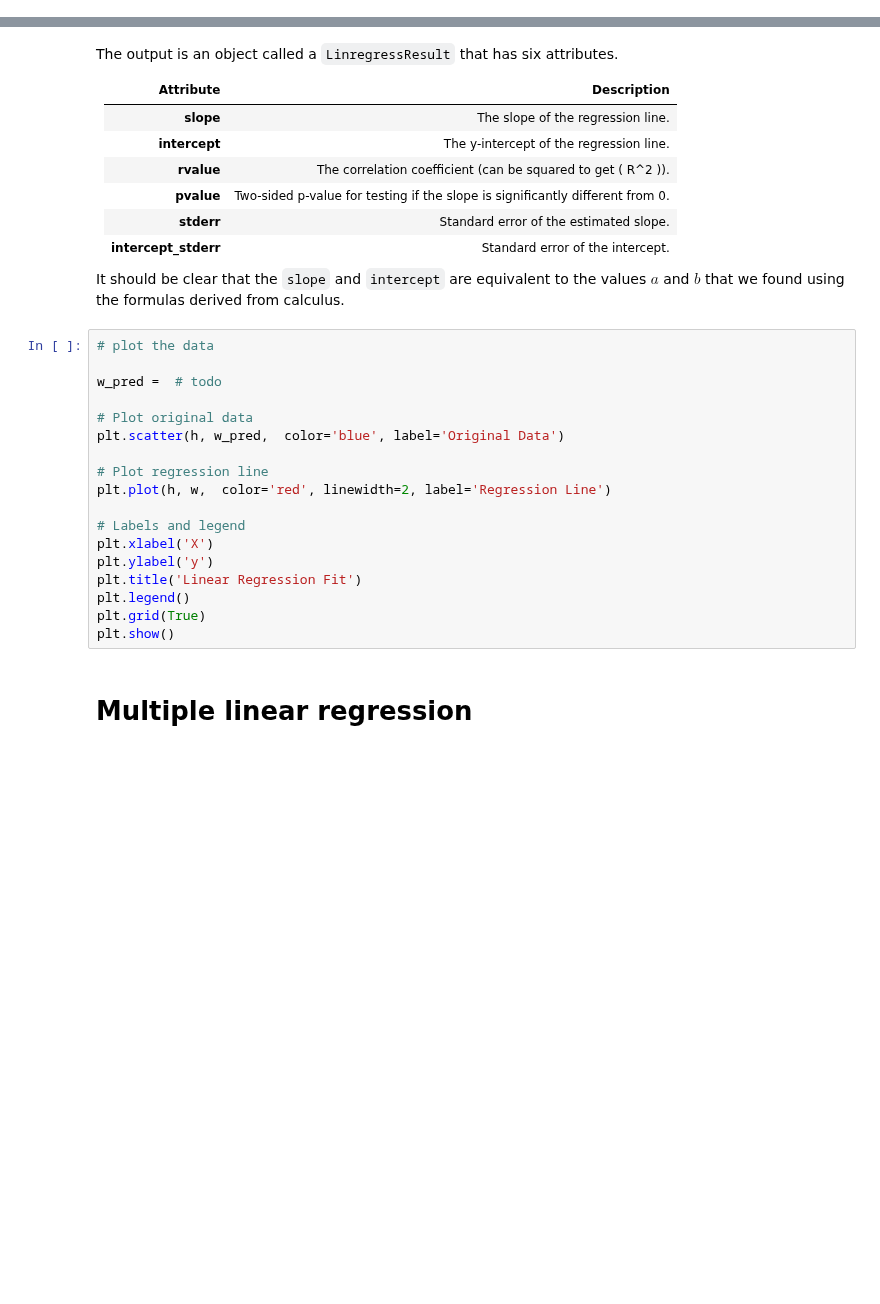
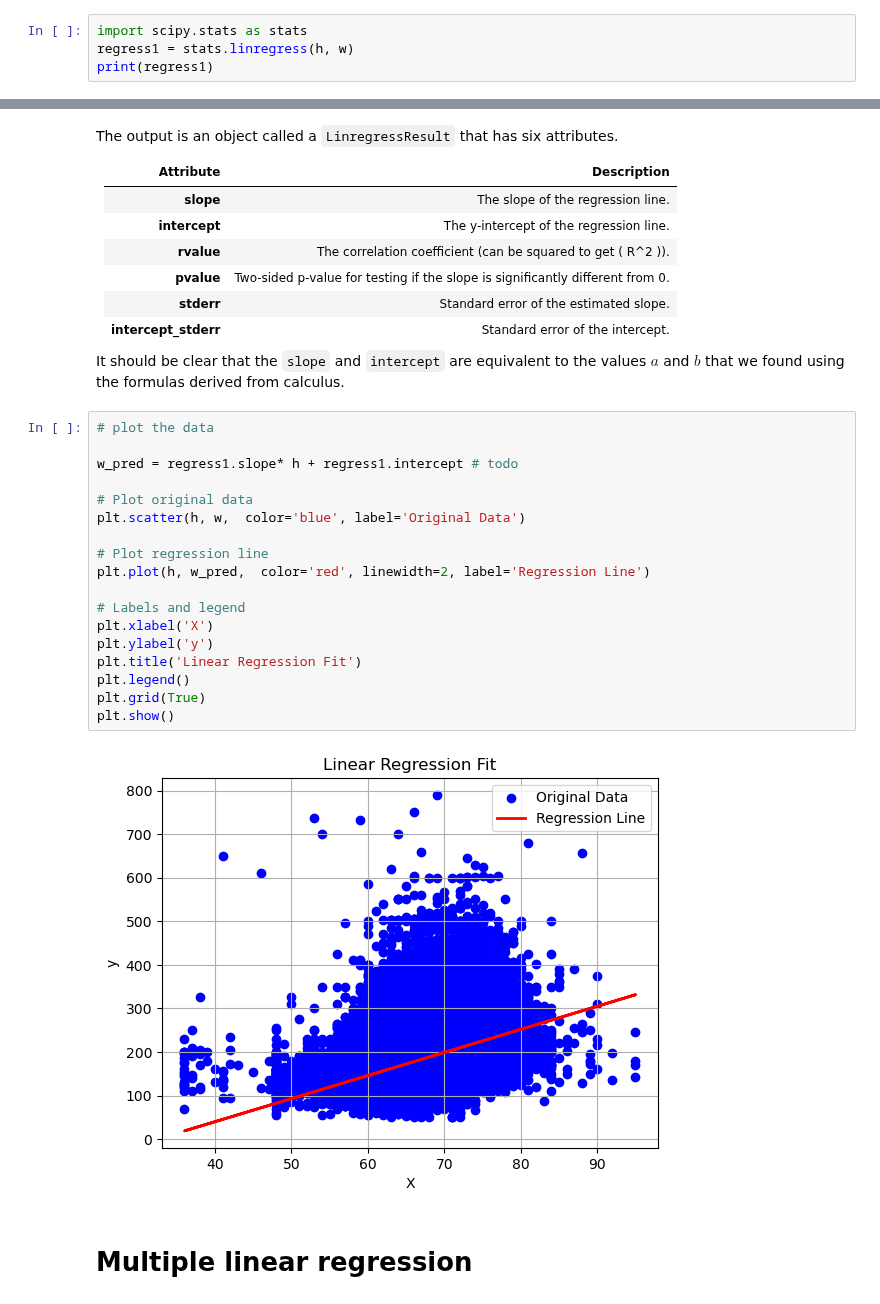
Before and after one commit to tyler-ruble/eel3850S25, a Jupyter notebook: lectures/lecture12-Linear regression/lecture12-linear-regression-in-class-edits.ipynb, the cells around one changed output, grey strips where cells are left out. Drawn from its saved outputs; the diff is of its cells as text; blank space fills up the shorter version.

```diff
--- a/lectures/lecture12-Linear regression/lecture12-linear-regression-in-class-edits.ipynb
+++ b/lectures/lecture12-Linear regression/lecture12-linear-regression-in-class-edits.ipynb
@@ -46,2 +71,6 @@ The value of $b$ is then easily calculated from $m$ and the means of $\mathbf{h}
 # %% [markdown]
 In practice, we can use  `stats.linregress()`:
+# %%
+import scipy.stats as stats
+regress1 = stats.linregress(h, w)
+print(regress1)
@@ -61,21 +92,23 @@ It should be clear that the `slope` and `intercept` are equivalent to the values
 # %%
 # plot the data
 
-w_pred =  # todo
+w_pred = regress1.slope* h + regress1.intercept # todo
 
 # Plot original data
-plt.scatter(h, w_pred,  color='blue', label='Original Data')
+plt.scatter(h, w,  color='blue', label='Original Data')
 
 # Plot regression line
-plt.plot(h, w,  color='red', linewidth=2, label='Regression Line')
+plt.plot(h, w_pred,  color='red', linewidth=2, label='Regression Line')
 
 # Labels and legend
 plt.xlabel('X')
 plt.ylabel('y')
 plt.title('Linear Regression Fit')
 plt.legend()
 plt.grid(True)
 plt.show()
+# %% [output]
+[figure, added]
 # %% [markdown]
 # Multiple linear regression
 # %% [markdown]
```
Also changed, not shown: parts of 10 cells of this notebook.
